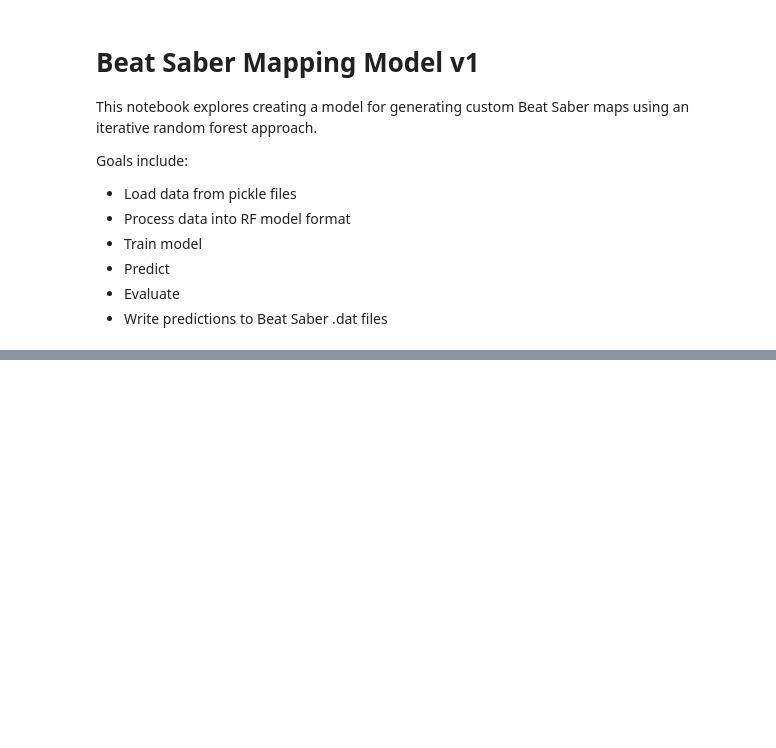
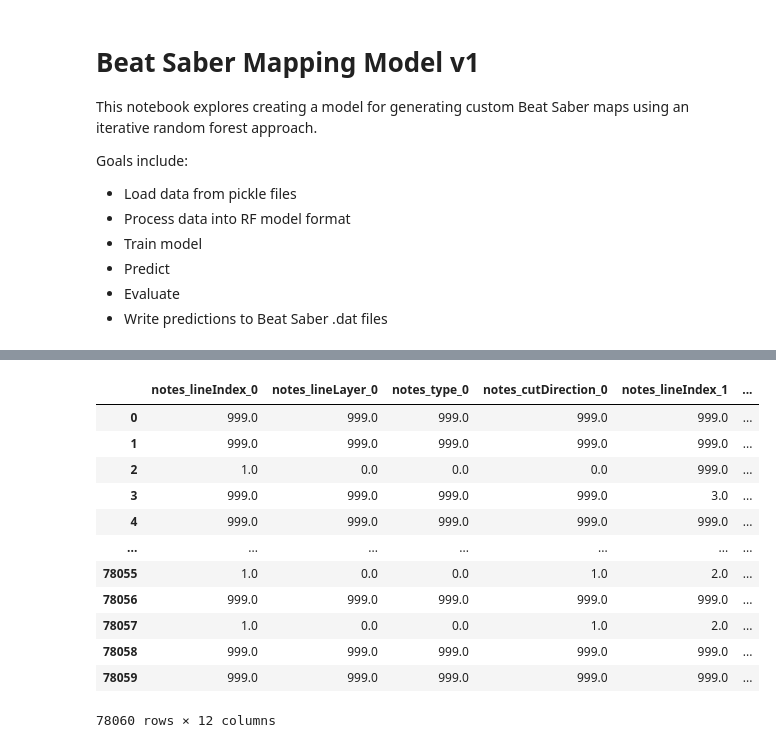
Before and after one commit to wvsharber/BeatMapSynthesizer, a Jupyter notebook: Initial Model.ipynb, the cells around one changed output, grey strips where cells are left out. Saved outputs shown, nothing was run; the diff lists cells and outputs as text; code cells hidden in the pictures; blank space fills up the shorter version.

Commit message:
train initial random forest models

```diff
--- a/Initial Model.ipynb
+++ b/Initial Model.ipynb
@@ -78,0 +157,2 @@ ValueError: Input contains NaN, infinity or a value too large for dtype('float64
+# %%
+X_train, X_test, y_train, y_test = train_test_split(X, y)
@@ -78,0 +165,4 @@ ValueError: Input contains NaN, infinity or a value too large for dtype('float64
+# %%
+chain = ClassifierChain(RandomForestClassifier(), order = [2, 0, 1, 3, 6, 4, 5, 7, 10, 8, 9, 11])
+# %%
+chain.fit(X_train, y_train)
@@ -78,0 +187,18 @@ ValueError: Input contains NaN, infinity or a value too large for dtype('float64
+# %%
+preds = pd.DataFrame(chain.predict(X_test), columns = y.columns)
+# %%
+preds
+# %% [output]
+|  | notes_lineIndex_0 | notes_lineLayer_0 | notes_type_0 | notes_cutDirection_0 | notes_lineIndex_1 | ... |
+| 0 | 999.0 | 999.0 | 999.0 | 999.0 | 999.0 | ... |
+| 1 | 999.0 | 999.0 | 999.0 | 999.0 | 999.0 | ... |
+| 2 | 1.0 | 0.0 | 0.0 | 0.0 | 999.0 | ... |
+| 3 | 999.0 | 999.0 | 999.0 | 999.0 | 3.0 | ... |
+| 4 | 999.0 | 999.0 | 999.0 | 999.0 | 999.0 | ... |
+| ... | ... | ... | ... | ... | ... | ... |
+| 78055 | 1.0 | 0.0 | 0.0 | 1.0 | 2.0 | ... |
+| 78056 | 999.0 | 999.0 | 999.0 | 999.0 | 999.0 | ... |
+| 78057 | 1.0 | 0.0 | 0.0 | 1.0 | 2.0 | ... |
+| 78058 | 999.0 | 999.0 | 999.0 | 999.0 | 999.0 | ... |
+| 78059 | 999.0 | 999.0 | 999.0 | 999.0 | 999.0 | ... |
+78060 rows × 12 columns
```
Also changed, not shown: parts of 19 cells of this notebook.
